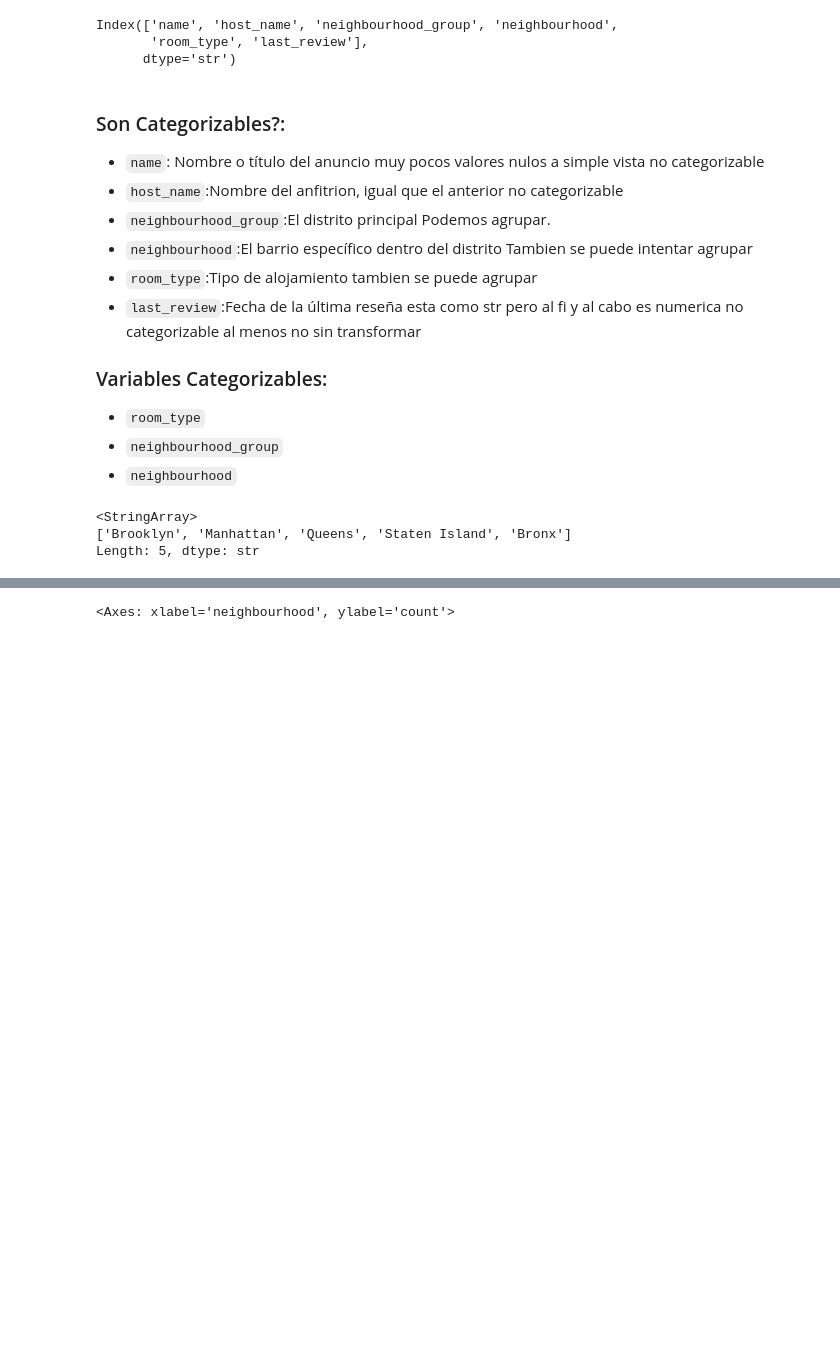
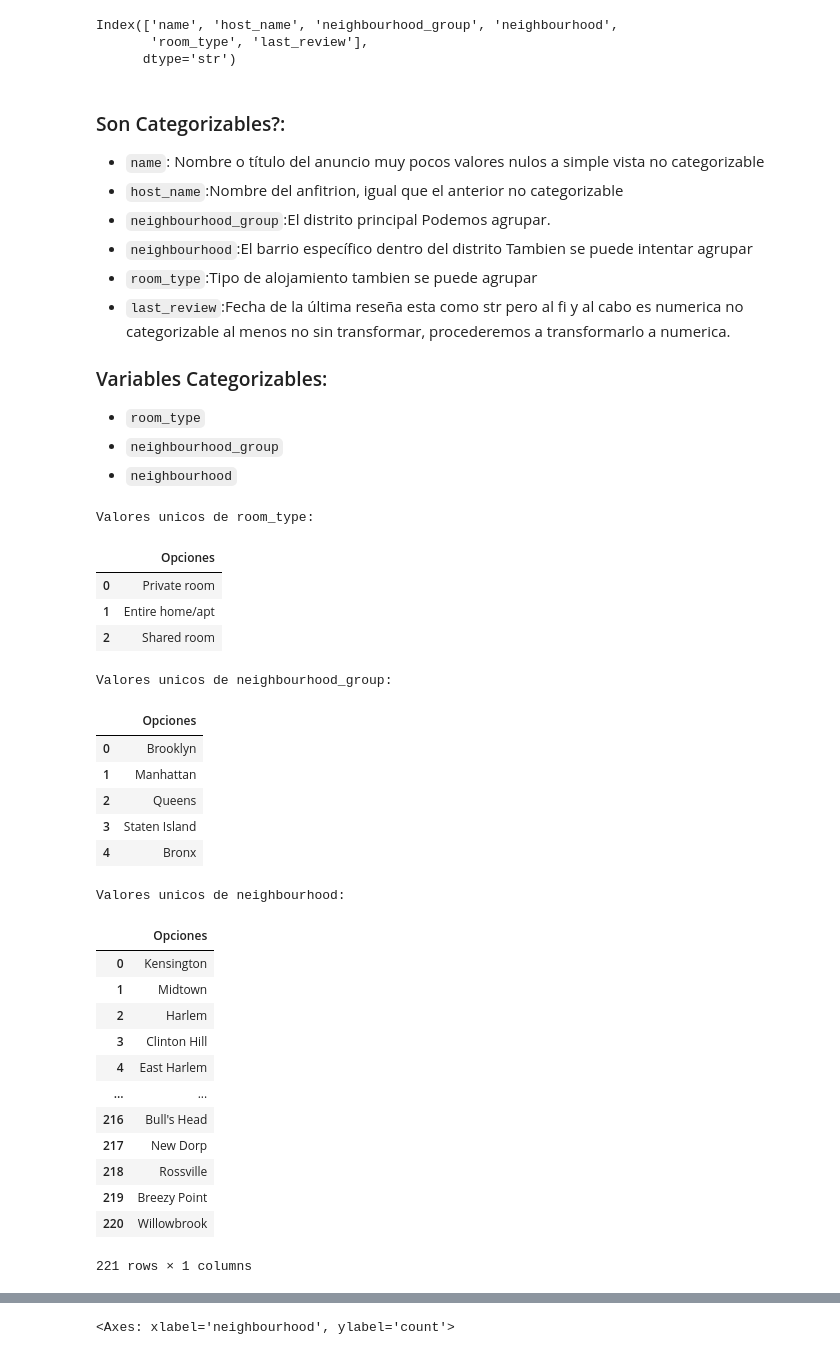
Before and after one commit to 4GeeksAcademy/andrupax94-intro-ml, a Jupyter notebook: src/00-eda-airbnb-ny.ipynb, the cells around one changed output, grey strips where cells are left out. Drawn from its saved outputs; the diff is of its cells as text; code cells hidden in the pictures; blank space fills up the shorter version.

```diff
--- a/src/00-eda-airbnb-ny.ipynb
+++ b/src/00-eda-airbnb-ny.ipynb
@@ -113,7 +127,7 @@ Index(['name', 'host_name', 'neighbourhood_group', 'neighbourhood',
 * `neighbourhood_group`:El distrito principal Podemos agrupar.
 * `neighbourhood`:El barrio específico dentro del distrito Tambien se puede intentar agrupar
 * `room_type`:Tipo de alojamiento tambien se puede agrupar
-* `last_review`:Fecha de la última reseña esta como str pero al fi y al cabo es numerica no categorizable al menos no sin transformar
+* `last_review`:Fecha de la última reseña esta como str pero al fi y al cabo es numerica no categorizable al menos no sin transformar, procederemos a transformarlo a numerica.
 ### Variables Categorizables:
 * `room_type`
 * `neighbourhood_group`
@@ -121,15 +135,45 @@ Index(['name', 'host_name', 'neighbourhood_group', 'neighbourhood',
 # %%
 #Usamos unique para obtener los valores sin que se repitan
 room_type = total_data['room_type'].unique()
 neighbourhood_group = total_data['neighbourhood_group'].unique()
 neighbourhood = total_data['neighbourhood'].unique()
-neighbourhood_group
-# neighbourhood
-# room_type
+#impimimos los valores unicos para verlos mejor, buscando en internet vi que display imprime mejor que print ciertas cosas como los dataframe
+#lo coloco asi porque sino solo va a imprimir el ultimo y quiero que imprima los tres
+print("Valores unicos de room_type:")
+display(pd.DataFrame(room_type, columns=["Opciones"]))
+
+print("Valores unicos de neighbourhood_group:")
+display(pd.DataFrame(neighbourhood_group, columns=["Opciones"]))
+
+print("Valores unicos de neighbourhood:")
+display(pd.DataFrame(neighbourhood, columns=["Opciones"]))
 # %% [output]
-<StringArray>
-['Brooklyn', 'Manhattan', 'Queens', 'Staten Island', 'Bronx']
-Length: 5, dtype: str
+Valores unicos de room_type:
+|  | Opciones |
+| 0 | Private room |
+| 1 | Entire home/apt |
+| 2 | Shared room |
+Valores unicos de neighbourhood_group:
+|  | Opciones |
+| 0 | Brooklyn |
+| 1 | Manhattan |
+| 2 | Queens |
+| 3 | Staten Island |
+| 4 | Bronx |
+Valores unicos de neighbourhood:
+|  | Opciones |
+| 0 | Kensington |
+| 1 | Midtown |
+| 2 | Harlem |
+| 3 | Clinton Hill |
+| 4 | East Harlem |
+| ... | ... |
+| 216 | Bull's Head |
+| 217 | New Dorp |
+| 218 | Rossville |
+| 219 | Breezy Point |
+| 220 | Willowbrook |
+221 rows × 1 columns
 # %%
 #Graficamos y obtenemos 3 posibles valores
 sns.countplot(data = total_data, x = 'room_type')
```
Also changed, not shown: parts of 23 cells of this notebook, 1 other file.
